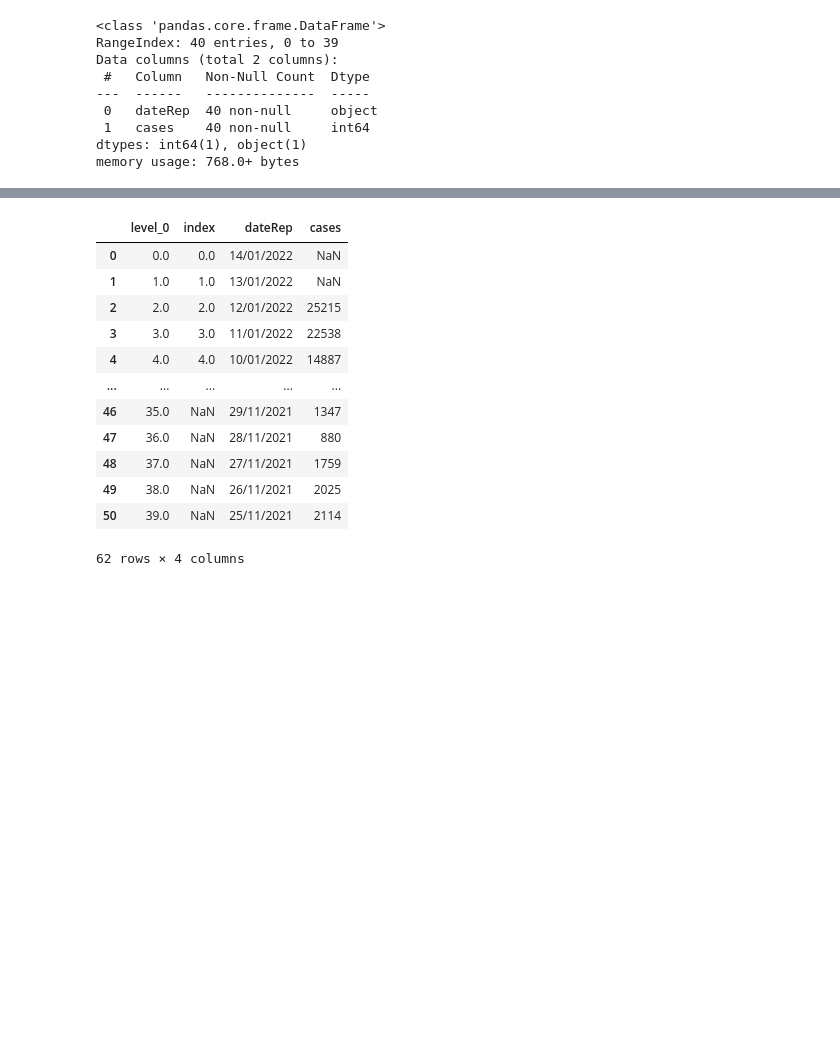
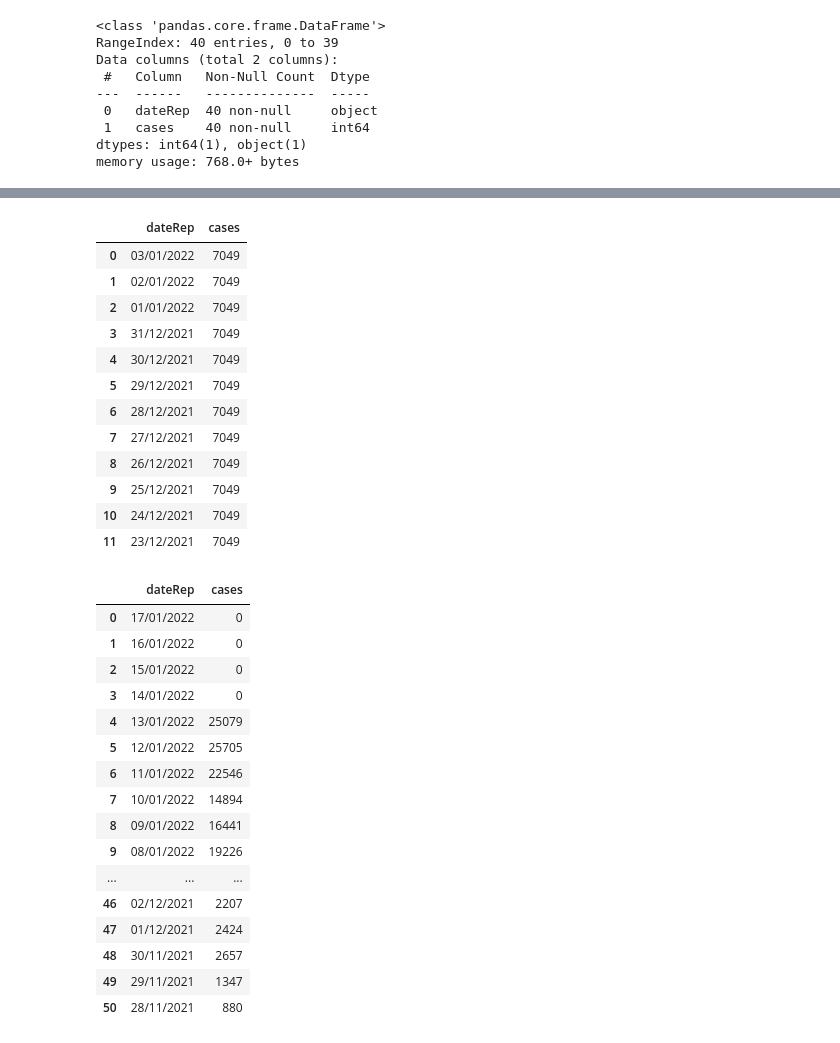
Before and after one commit to Akseluhr/-Hobby--Predicting-Covid-Cases-in-Sweden, a Jupyter notebook: Covid_pred.ipynb, the cells around one changed output, grey strips where cells are left out. Cells and saved outputs as stored; diff of their text form; code cells hidden in the pictures; blank space fills up the shorter version.

```diff
--- a/Covid_pred.ipynb
+++ b/Covid_pred.ipynb
@@ -73,8 +74,7 @@ memory usage: 768.0+ bytes
 
 # Replace max with 0
 max_cases = date_and_cases["cases"].max()
-date_and_cases["cases"].replace(max_cases, np.nan, inplace=True)
-date_and_cases["cases"].replace(0, np.nan, inplace=True)
+date_and_cases["cases"].replace(max_cases, 0, inplace=True)
 display(date_and_cases)
 # %% [output]
 |  | dateRep | cases |
@@ -97,32 +97,57 @@ display(date_and_cases)
 # %%
 # Insert missing dates
 # A bit hardcoded but will work for now.
 
-d = np.array(["02/01/2022", "01/01/2022", "31/12/2021", "30/12/2021", "29/12/2021","28/12/2021",
+extreme_row = date_and_cases[date_and_cases.cases.eq(max_cases)]
+d = np.array(["03/01/2022", "02/01/2022", "01/01/2022", "31/12/2021", "30/12/2021", "29/12/2021","28/12/2021",
                "27/12/2021", "26/12/2021", "25/12/2021", "24/12/2021","23/12/2021"])
-
-v = np.array([np.nan, np.nan, np.nan, np.nan, np.nan, np.nan, np.nan, np.nan, np.nan, np.nan, np.nan])
+v = np.zeros(len(d), dtype=int)
 
 new_values = np.column_stack((d,v))
-missing_dates = pd.DataFrame(hej, columns=["dateRep", "cases"])
 
-first_split = date_and_cases.iloc[:12]
-second_split = date_and_cases.iloc[12:]
+length = len(d)
+avg = max_cases / length
+
+missing_dates = pd.DataFrame(new_values, columns=["dateRep", "cases"])
+
+missing_dates['cases'] = [round(avg) for x in missing_dates['cases']]
+
+display(missing_dates)
+
+first_split = date_and_cases.iloc[:14]
+second_split = date_and_cases.iloc[15:]
 first_part = pd.concat([first_split, missing_dates])
 
-date_and_cases = pd.concat([first_part, second_split])
+date_and_cases = pd.concat([first_part, second_split]).reset_index(drop=True)
 display(date_and_cases)
 # %% [output]
-|  | level_0 | index | dateRep | cases |
-| 0 | 0.0 | 0.0 | 14/01/2022 | NaN |
-| 1 | 1.0 | 1.0 | 13/01/2022 | NaN |
-| 2 | 2.0 | 2.0 | 12/01/2022 | 25215 |
-| 3 | 3.0 | 3.0 | 11/01/2022 | 22538 |
-| 4 | 4.0 | 4.0 | 10/01/2022 | 14887 |
-| ... | ... | ... | ... | ... |
-| 46 | 35.0 | NaN | 29/11/2021 | 1347 |
-| 47 | 36.0 | NaN | 28/11/2021 | 880 |
-| 48 | 37.0 | NaN | 27/11/2021 | 1759 |
-| 49 | 38.0 | NaN | 26/11/2021 | 2025 |
-| 50 | 39.0 | NaN | 25/11/2021 | 2114 |
+|  | dateRep | cases |
+| 0 | 03/01/2022 | 7049 |
+| 1 | 02/01/2022 | 7049 |
+| 2 | 01/01/2022 | 7049 |
+| 3 | 31/12/2021 | 7049 |
+| 4 | 30/12/2021 | 7049 |
+| 5 | 29/12/2021 | 7049 |
+| 6 | 28/12/2021 | 7049 |
+| 7 | 27/12/2021 | 7049 |
+| 8 | 26/12/2021 | 7049 |
+| 9 | 25/12/2021 | 7049 |
+| 10 | 24/12/2021 | 7049 |
+| 11 | 23/12/2021 | 7049 |
-62 rows × 4 columns
+|  | dateRep | cases |
+| 0 | 17/01/2022 | 0 |
+| 1 | 16/01/2022 | 0 |
+| 2 | 15/01/2022 | 0 |
+| 3 | 14/01/2022 | 0 |
+| 4 | 13/01/2022 | 25079 |
+| 5 | 12/01/2022 | 25705 |
+| 6 | 11/01/2022 | 22546 |
+| 7 | 10/01/2022 | 14894 |
+| 8 | 09/01/2022 | 16441 |
+| 9 | 08/01/2022 | 19226 |
+| ... | ... | ... |
+| 46 | 02/12/2021 | 2207 |
+| 47 | 01/12/2021 | 2424 |
+| 48 | 30/11/2021 | 2657 |
+| 49 | 29/11/2021 | 1347 |
+| 50 | 28/11/2021 | 880 |
```
Also changed, not shown: parts of 7 cells of this notebook.
